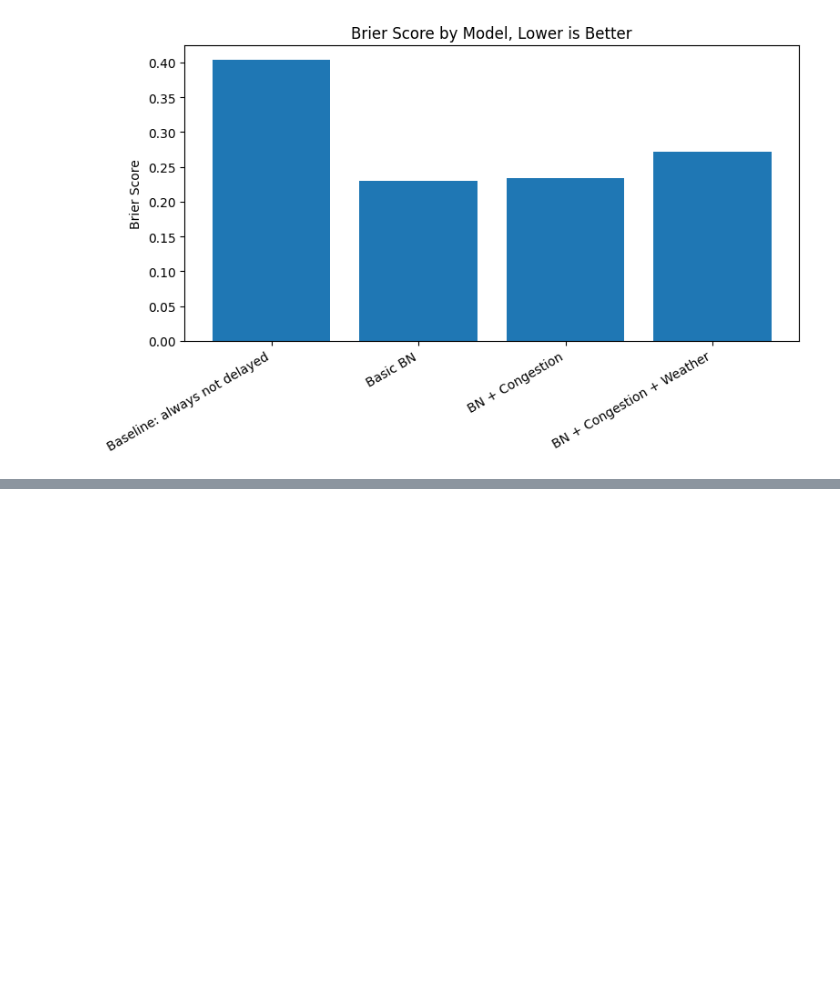
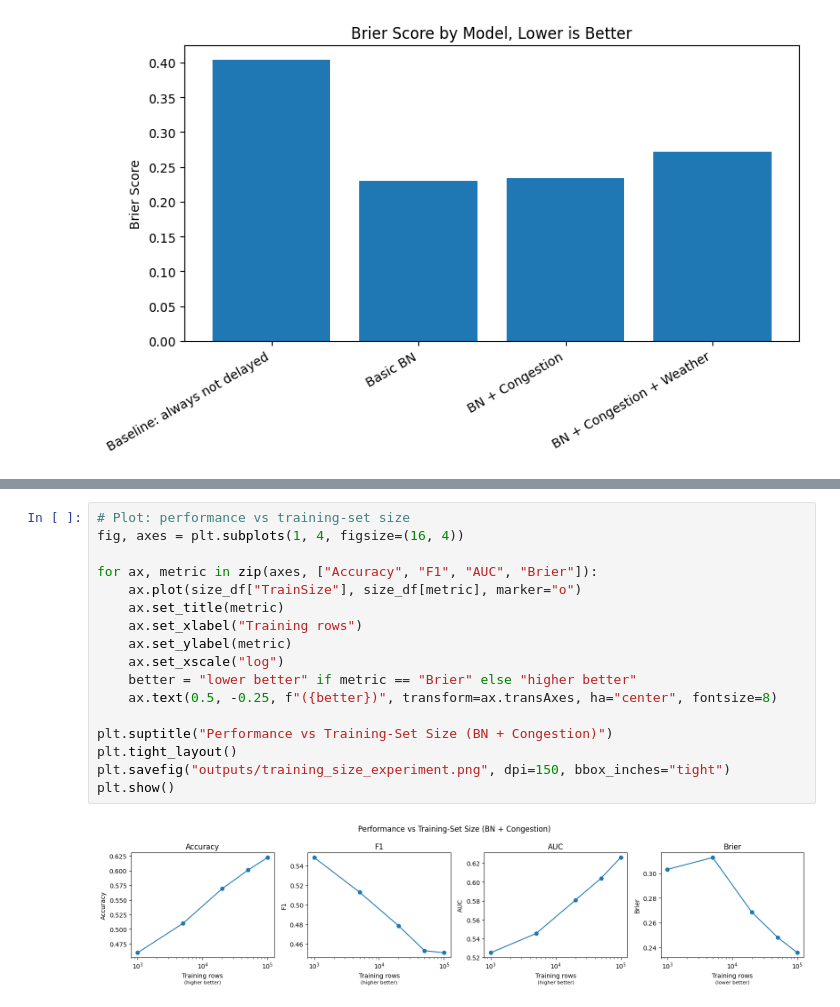
Before and after one commit to jkhlin/flight-delay, a Jupyter notebook: flight_delay.ipynb, the cells around one changed output, grey strips where cells are left out. Saved outputs shown, nothing was run; the diff lists cells and outputs as text; blank space fills up the shorter version.

```diff
--- a/flight_delay.ipynb
+++ b/flight_delay.ipynb
@@ -422,3 +455,22 @@ plt.show()
+# %%
+# Plot: performance vs training-set size
+fig, axes = plt.subplots(1, 4, figsize=(16, 4))
+
+for ax, metric in zip(axes, ["Accuracy", "F1", "AUC", "Brier"]):
+    ax.plot(size_df["TrainSize"], size_df[metric], marker="o")
+    ax.set_title(metric)
+    ax.set_xlabel("Training rows")
+    ax.set_ylabel(metric)
+    ax.set_xscale("log")
+    better = "lower better" if metric == "Brier" else "higher better"
+    ax.text(0.5, -0.25, f"({better})", transform=ax.transAxes, ha="center", fontsize=8)
+
+plt.suptitle("Performance vs Training-Set Size (BN + Congestion)")
+plt.tight_layout()
+plt.savefig("outputs/training_size_experiment.png", dpi=150, bbox_inches="tight")
+plt.show()
+# %% [output]
+[figure, added]
 # %%
 metrics = ["Accuracy", "F1", "AUC", "Brier"]
 fig, axes = plt.subplots(1, 4, figsize=(16, 5))
```
Also changed, not shown: parts of 9 cells of this notebook, 2 other files.
